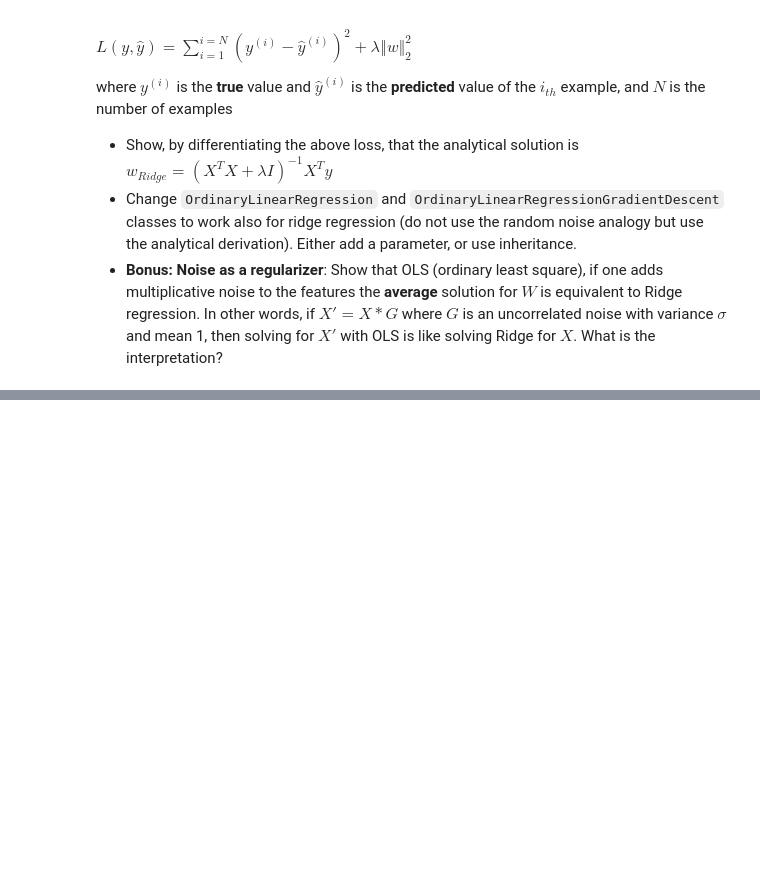
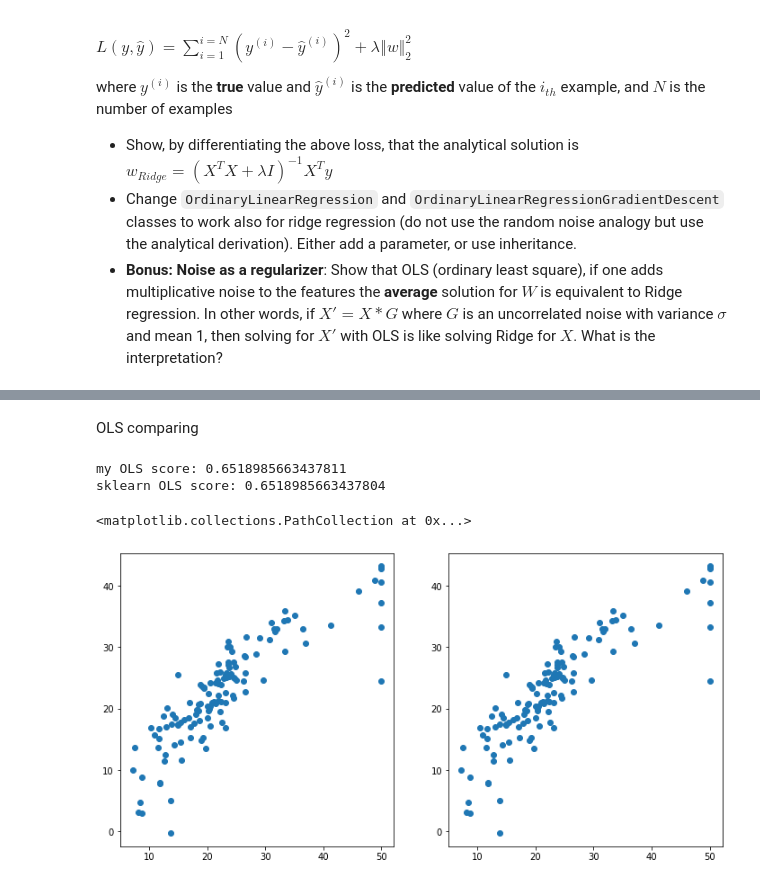
Before and after one commit to Shuaf98/y-data, a Jupyter notebook: ydata_supervised_learning/lecture3_Regression/Shua_Regression_Regularization_Exercise.ipynb, the cells around one changed output, grey strips where cells are left out. Cells and saved outputs as stored; diff of their text form; code cells hidden in the pictures; blank space fills up the shorter version.

```diff
--- a/ydata_supervised_learning/lecture3_Regression/Shua_Regression_Regularization_Exercise.ipynb
+++ b/ydata_supervised_learning/lecture3_Regression/Shua_Regression_Regularization_Exercise.ipynb
@@ -368,0 +392,26 @@ mean_squared_error(y, ols.predict(X))
+# %% [markdown]
+OLS comparing
+# %%
+from sklearn.metrics import r2_score
+
+X_test_norm = X_test - X_test.mean() / X_test.std()
+
+Grad = Ols()
+Grad.fit(X_train, Y_train)
+y_pred=Grad.predict(X_test)
+print("my OLS score:",r2_score(y_pred,Y_test))
+
+fig = plt.figure(figsize= (12,6))
+plt.subplot(1,2,1)
+plt.scatter(Y_test ,y_pred)
+plt.subplot(1,2,2)
+
+reg = LinearRegression().fit(X_train, Y_train)
+pred = reg.predict(X_test)
+print("sklearn OLS score:" , r2_score(pred,Y_test))
+plt.scatter(Y_test, pred)
+# %% [output]
+my OLS score: 0.6518985663437811
+sklearn OLS score: 0.6518985663437804
+<matplotlib.collections.PathCollection at 0x...>
+[figure, added]
```
Also changed, not shown: parts of 17 cells of this notebook, 4 other files.
